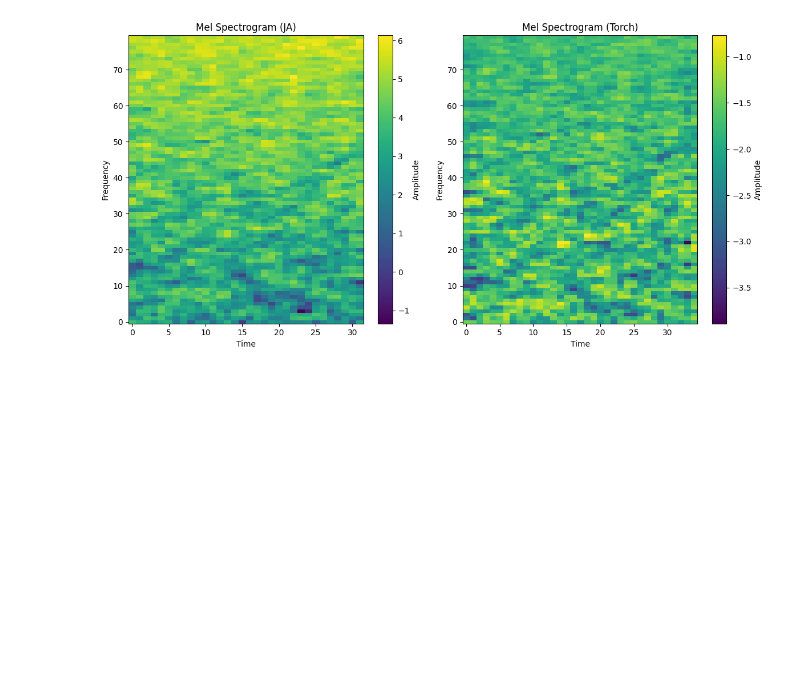
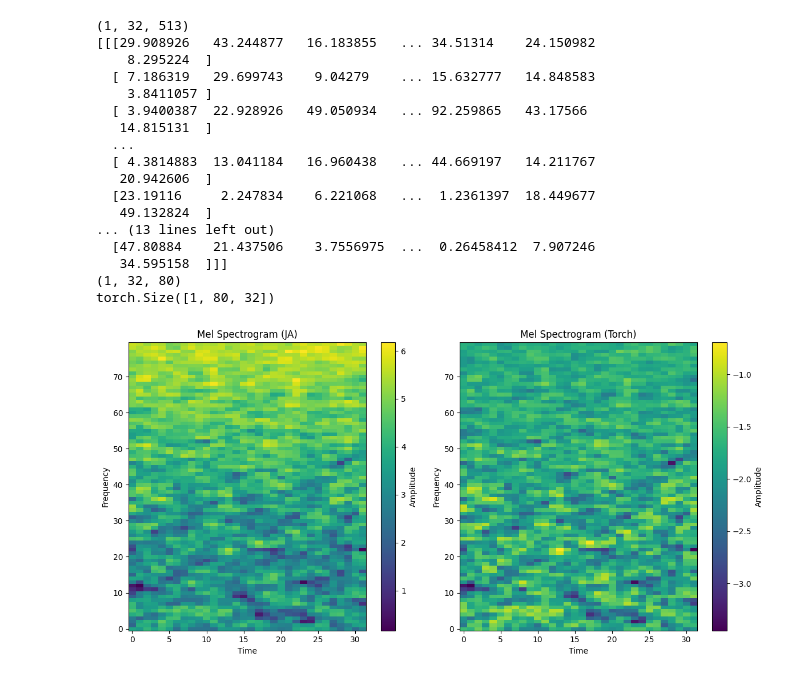
Before and after one commit to TugdualKerjan/HiFiGAN-for-JAX, a Jupyter notebook: test.ipynb, the cells around one changed output. Saved outputs shown, nothing was run; the diff lists cells and outputs as text; code cells hidden in the pictures; blank space fills up the shorter version.

```diff
--- a/test.ipynb
+++ b/test.ipynb
@@ -427,13 +447,17 @@ def transform(wav):
 
     wav = np.expand_dims(wav, 0)
     # mel = mel_spec_base(wav=wav)
-    wav = np.pad(
+    wav1 = np.pad(
         wav,
         ((0, 0), (int((1024 - 256) / 2), int((1024 - 256) / 2))),
         mode="reflect",
     )
-    jax_spec = spec_func(wav)
-    mel = mel_spec_func(jax_spec)
+    mel = spec_func(wav1)
+    print(mel.shape)
+    print(mel)
+    mel = jnp.sqrt(jnp.real(mel)**2 + jnp.imag(mel)**2 + 1e-9)
+    print(mel)
+    mel = mel_spec_func(mel)
     mel = jnp.log(jnp.clip(mel, min=1e-5))  # Spectral normalization
 
     torch_mel = mel_spectrogram(torch.from_numpy(wav).type(dtype=torch.float), n_fft=1024, hop_size=256, win_size=1024, num_mels=80, fmin=0, fmax=8000, sampling_rate=22050, center=False)
@@ -444,32 +468,58 @@ def transform(wav):
 import matplotlib.pyplot as plt
 
 # Mock wav data
 wav = jax.random.normal(jax.random.key(1), shape=(8192,))
 
 # Assuming `transform` returns two mel spectrograms (from your base and Torch implementation)
 ja_mel, tor_mel = transform(wav)
-
+print(ja_mel.shape)
+print(tor_mel.shape)
 # Create a figure with two subplots
 plt.figure(figsize=(12, 6))
 
 # First subplot for the "ja" mel spectrogram
 plt.subplot(1, 2, 1)
 plt.title("Mel Spectrogram (JA)")
 plt.imshow(jnp.swapaxes(ja_mel[0], axis1=0, axis2=1), aspect="auto", origin="lower", interpolation="none")
 plt.colorbar(label="Amplitude")
 plt.xlabel("Time")
 plt.ylabel("Frequency")
 
 # Second subplot for the "torch" mel spectrogram
 plt.subplot(1, 2, 2)
 plt.title("Mel Spectrogram (Torch)")
 plt.imshow(tor_mel[0], aspect="auto", origin="lower", interpolation="none")
 plt.colorbar(label="Amplitude")
 plt.xlabel("Time")
 plt.ylabel("Frequency")
 
+# Second subplot for the "torch" mel spectrogram
+# plt.subplot(1, 2, 2)
+# plt.title("Diff")
+# plt.imshow(tor_mel[0]-jnp.swapaxes(ja_mel[0], axis1=0, axis2=1), aspect="auto", origin="lower", interpolation="none")
+# plt.colorbar(label="Amplitude")
+# plt.xlabel("Time")
+# plt.ylabel("Frequency")
+
 # Display the plots
 plt.tight_layout()
 plt.show()
 # %% [output]
+(1, 32, 513)
+[[[29.908926   43.244877   16.183855   ... 34.51314    24.150982
+    8.295224  ]
+  [ 7.186319   29.699743    9.04279    ... 15.632777   14.848583
+    3.8411057 ]
+  [ 3.9400387  22.928926   49.050934   ... 92.259865   43.17566
+   14.815131  ]
+  ...
+  [ 4.3814883  13.041184   16.960438   ... 44.669197   14.211767
+   20.942606  ]
+  [23.19116     2.247834    6.221068   ...  1.2361397  18.449677
+   49.132824  ]
+... (13 lines left out)
+  [47.80884    21.437506    3.7556975  ...  0.26458412  7.907246
+   34.595158  ]]]
+(1, 32, 80)
+torch.Size([1, 80, 32])
-[figure, old version]
+[figure, new version]
```
Also changed, not shown: parts of 2 cells of this notebook, 3 other files.
